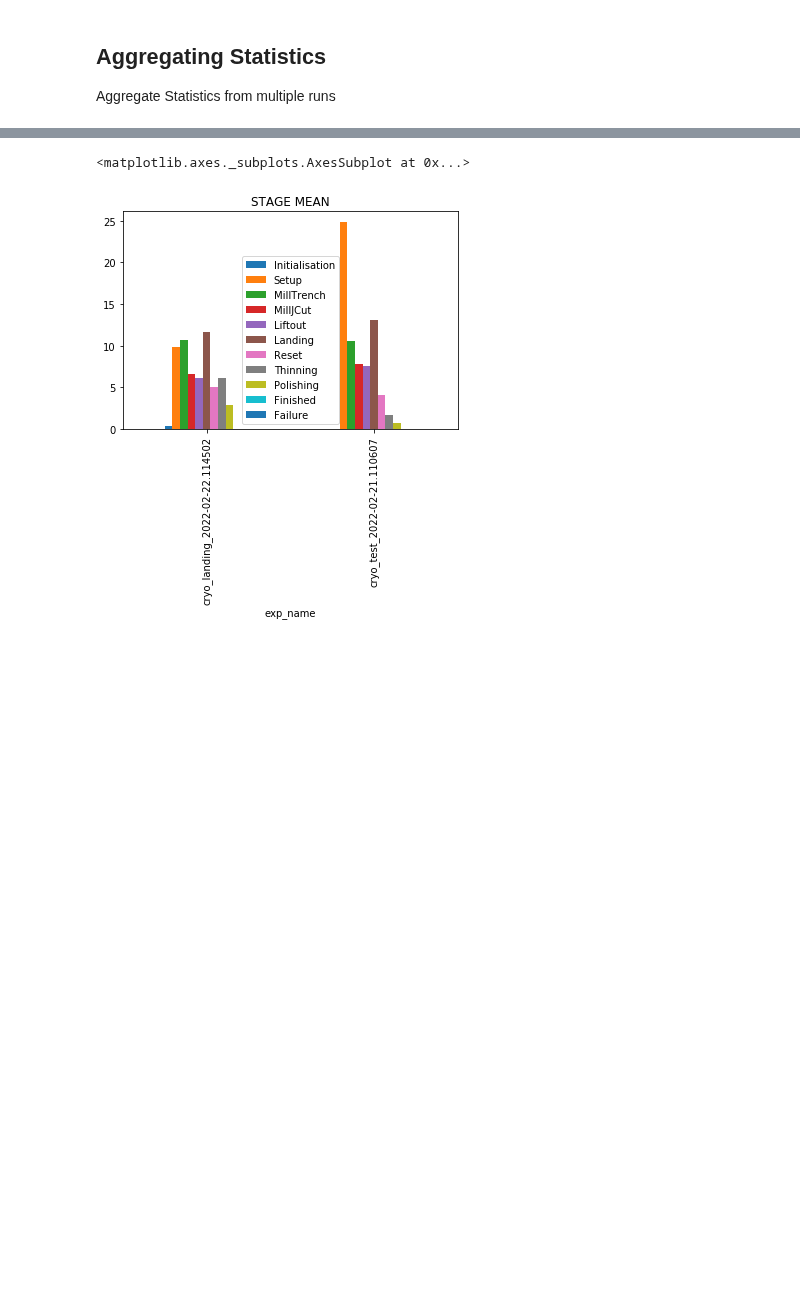
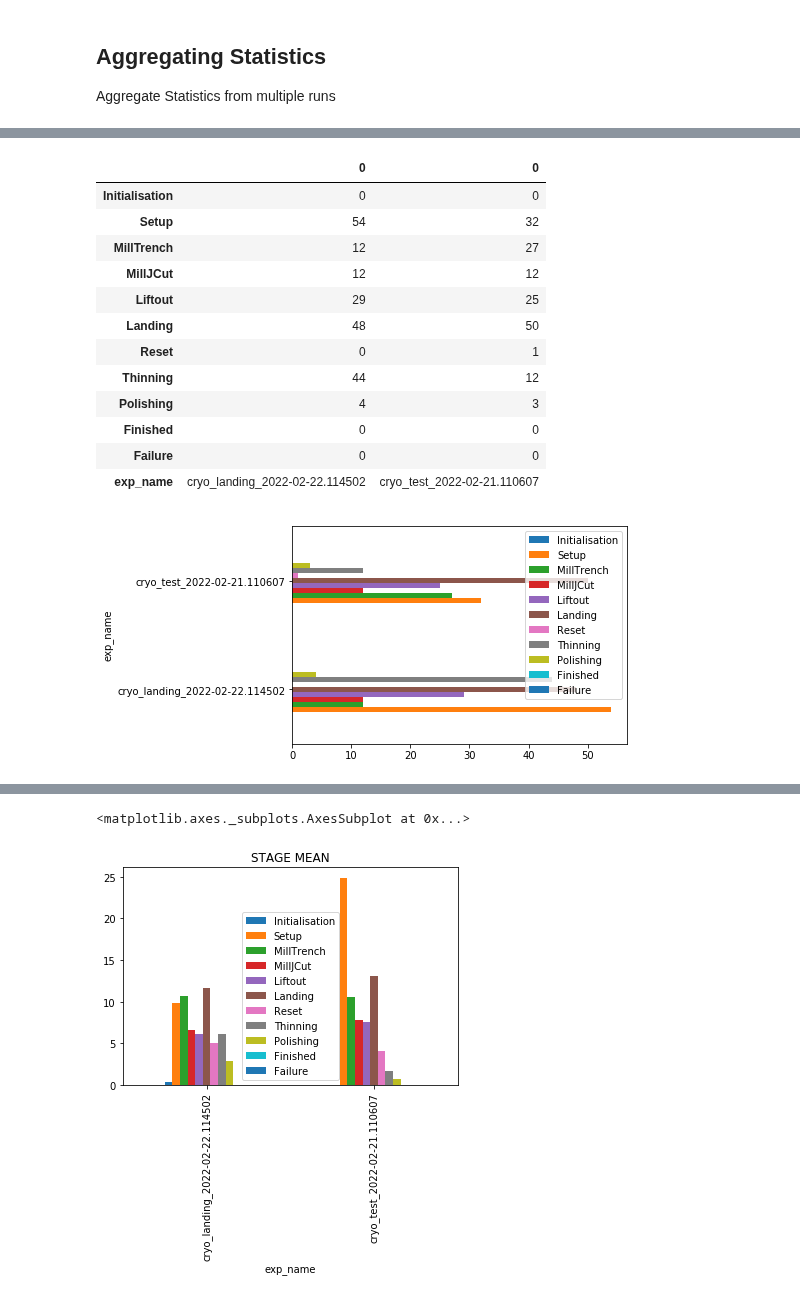
Before and after one commit to Phaips/autoliftout, a Jupyter notebook: liftout/tools/logging.ipynb, the cells around one changed output, grey strips where cells are left out. Cells and saved outputs as stored; diff of their text form; code cells hidden in the pictures; blank space fills up the shorter version.

```diff
--- a/liftout/tools/logging.ipynb
+++ b/liftout/tools/logging.ipynb
@@ -494,0 +337,19 @@ cryo_test_2022-02-21.110607       79    131     52    0.603053
+# %%
+ax2 = statistics_agg["click"].groupby(by= "exp_name").mean().plot.barh()
+
+statistics_agg["click"].T
+# %% [output]
+|  | 0 | 0 |
+| Initialisation | 0 | 0 |
+| Setup | 54 | 32 |
+| MillTrench | 12 | 27 |
+| MillJCut | 12 | 12 |
+| Liftout | 29 | 25 |
+| Landing | 48 | 50 |
+| Reset | 0 | 1 |
+| Thinning | 44 | 12 |
+| Polishing | 4 | 3 |
+| Finished | 0 | 0 |
+| Failure | 0 | 0 |
+| exp_name | cryo_landing_2022-02-22.114502 | cryo_test_2022-02-21.110607 |
+[figure, added]
```
Also changed, not shown: parts of 25 cells of this notebook, 2 other files.
